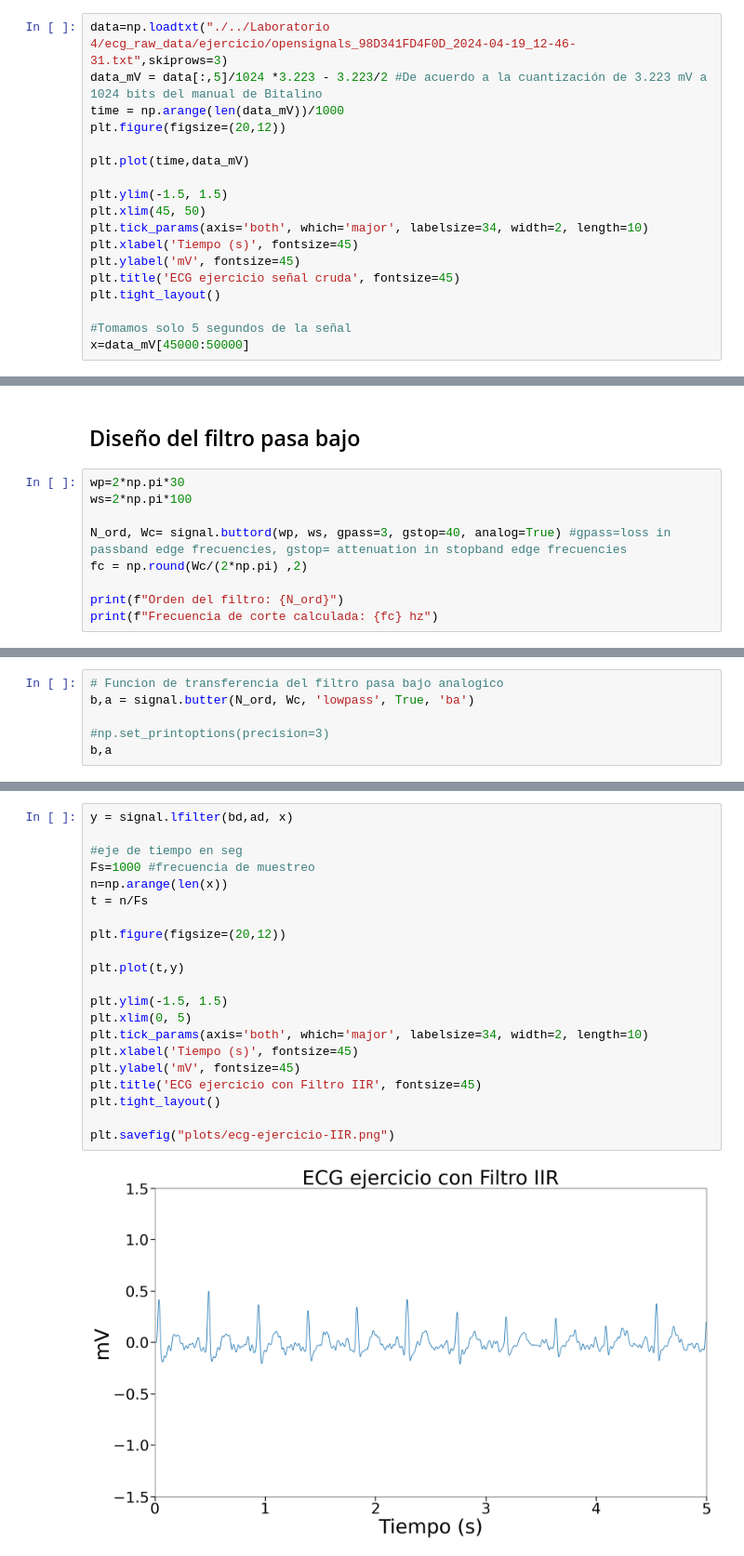
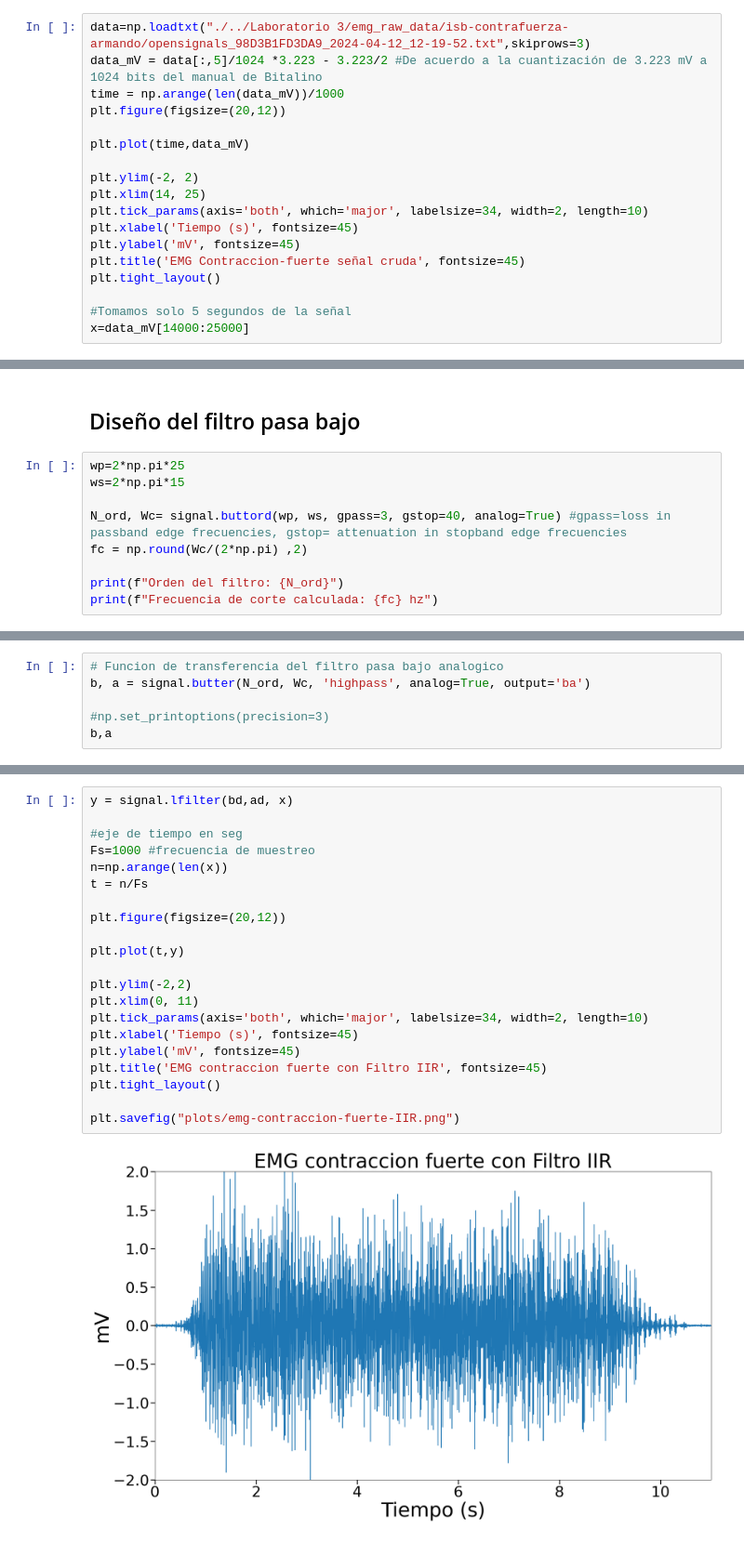
Before and after one commit to diego-taquiri/ECGMortalityPredictor, a Jupyter notebook: Documentación/Laboratorio 6/EMG_filtro_FIR_y_IIR.ipynb, the cells around one changed output, grey strips where cells are left out. Shown at 93% size. Drawn from its saved outputs; the diff is of its cells as text.

Commit message:
emg fir iir plots

```diff
--- a/Documentación/Laboratorio 6/EMG_filtro_FIR_y_IIR.ipynb
+++ b/Documentación/Laboratorio 6/EMG_filtro_FIR_y_IIR.ipynb
@@ -583,21 +586,21 @@ plt.savefig("plots/emg-contraccion-fuerte-FIR.png")
 # %% [markdown]
 # Contracción fuerte IIR
 # %%
-data=np.loadtxt("./../Laboratorio 4/ecg_raw_data/ejercicio/opensignals_98D341FD4F0D_2024-04-19_12-46-31.txt",skiprows=3)
+data=np.loadtxt("./../Laboratorio 3/emg_raw_data/isb-contrafuerza-armando/opensignals_98D3B1FD3DA9_2024-04-12_12-19-52.txt",skiprows=3)
 data_mV = data[:,5]/1024 *3.223 - 3.223/2 #De acuerdo a la cuantización de 3.223 mV a 1024 bits del manual de Bitalino
 time = np.arange(len(data_mV))/1000
 plt.figure(figsize=(20,12))
 
 plt.plot(time,data_mV)
 
-plt.ylim(-1.5, 1.5)
-plt.xlim(45, 50)
+plt.ylim(-2, 2)
+plt.xlim(14, 25)
 plt.tick_params(axis='both', which='major', labelsize=34, width=2, length=10)
 plt.xlabel('Tiempo (s)', fontsize=45)
 plt.ylabel('mV', fontsize=45)
-plt.title('ECG ejercicio señal cruda', fontsize=45)
+plt.title('EMG Contraccion-fuerte señal cruda', fontsize=45)
 plt.tight_layout()
 
 #Tomamos solo 5 segundos de la señal
-x=data_mV[45000:50000]
+x=data_mV[14000:25000]
 # %% [output]
@@ -605,8 +608,8 @@ x=data_mV[45000:50000]
 # %% [markdown]
 ## Diseño del filtro pasa bajo
 # %%
-wp=2*np.pi*30
-ws=2*np.pi*100
+wp=2*np.pi*25
+ws=2*np.pi*15
 
 N_ord, Wc= signal.buttord(wp, ws, gpass=3, gstop=40, analog=True) #gpass=loss in passband edge frecuencies, gstop= attenuation in stopband edge frecuencies
 fc = np.round(Wc/(2*np.pi) ,2)
@@ -619,6 +622,6 @@ Frecuencia de corte calculada: 30.02 hz
 # %%
 # Funcion de transferencia del filtro pasa bajo analogico
-b,a = signal.butter(N_ord, Wc, 'lowpass', True, 'ba')
+b, a = signal.butter(N_ord, Wc, 'highpass', analog=True, output='ba')
 
 #np.set_printoptions(precision=3)
 b,a
@@ -659,23 +663,23 @@ Text(0, 0.5, 'Magnitud (db)')
 # %%
 y = signal.lfilter(bd,ad, x)
 
 #eje de tiempo en seg
 Fs=1000 #frecuencia de muestreo
 n=np.arange(len(x))
 t = n/Fs
 
 plt.figure(figsize=(20,12))
 
 plt.plot(t,y)
 
-plt.ylim(-1.5, 1.5)
-plt.xlim(0, 5)
+plt.ylim(-2,2)
+plt.xlim(0, 11)
 plt.tick_params(axis='both', which='major', labelsize=34, width=2, length=10)
 plt.xlabel('Tiempo (s)', fontsize=45)
 plt.ylabel('mV', fontsize=45)
-plt.title('ECG ejercicio con Filtro IIR', fontsize=45)
+plt.title('EMG contraccion fuerte con Filtro IIR', fontsize=45)
 plt.tight_layout()
 
-plt.savefig("plots/ecg-ejercicio-IIR.png")
+plt.savefig("plots/emg-contraccion-fuerte-IIR.png")
 # %% [output]
-[figure, old version]
+[figure, new version]
```
Also changed, not shown: parts of 25 cells of this notebook, 8 other files.
